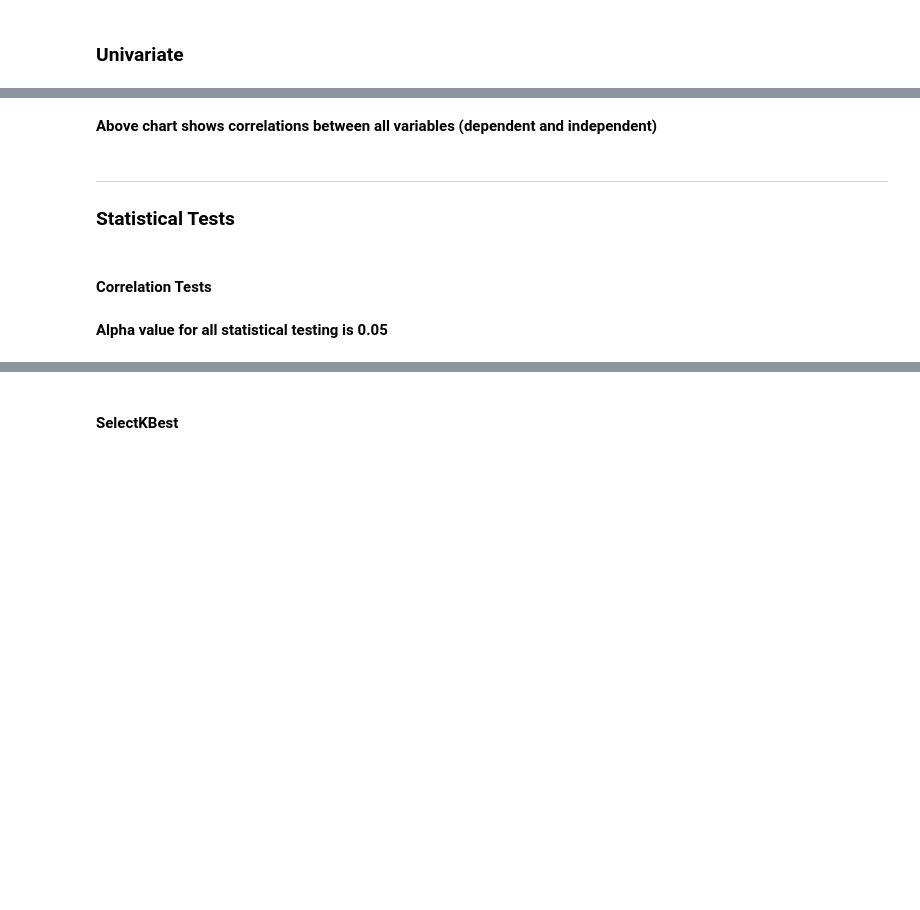
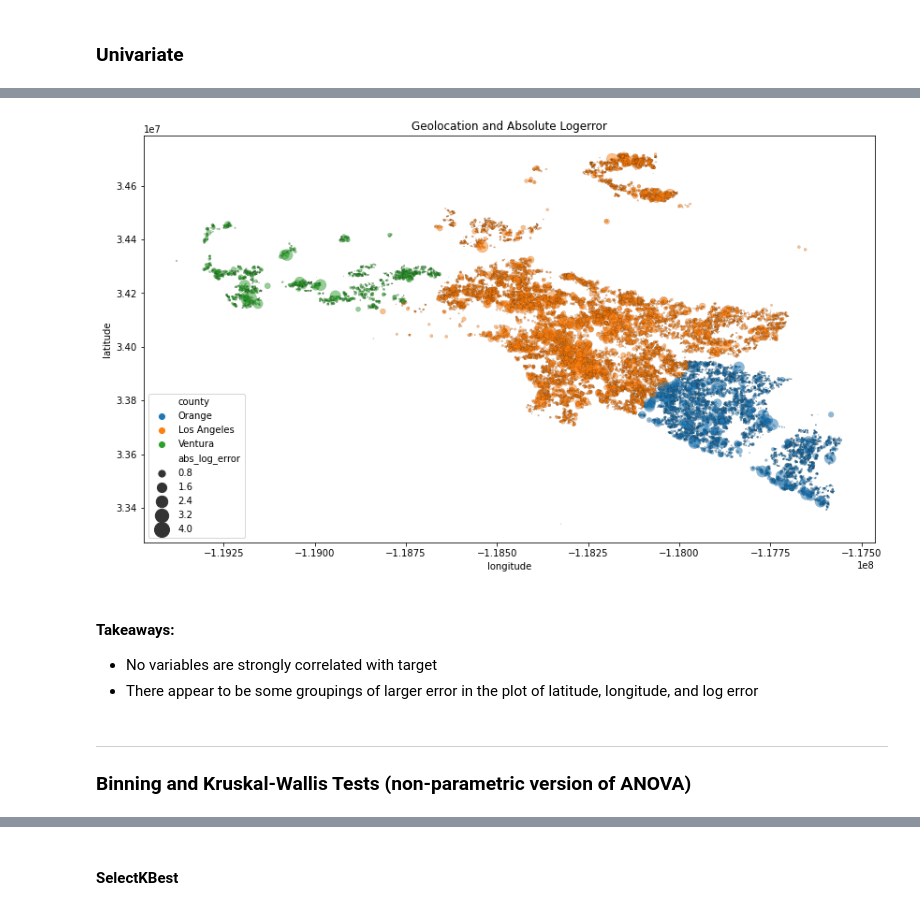
Before and after one commit to adam-talbot/clustering-project, a Jupyter notebook: final_notebook.ipynb, the cells around one changed output, grey strips where cells are left out. Drawn from its saved outputs; the diff is of its cells as text; code cells hidden in the pictures; blank space fills up the shorter version.

```diff
--- a/final_notebook.ipynb
+++ b/final_notebook.ipynb
@@ -245,9 +235,16 @@ heatmap.set_title('Features Correlating with Appraised Value', pad=16);
+# %%
+train_exp['abs_log_error'] = train_exp.log_error.apply(lambda x: x if x >= 0 else -x)
+plt.figure(figsize=(14,8))
+sns.scatterplot(x='longitude', y='latitude', hue='county', size='abs_log_error', sizes=(0,300), ec='black', linewidth=0.15, alpha=0.5, data=train_exp)
+plt.legend()
+plt.title('Geolocation and Absolute Logerror')
+plt.show()
+# %% [output]
+[figure, added]
 # %% [markdown]
-**Above chart shows correlations between all variables (dependent and independent)**
+#### Takeaways:
+- No variables are strongly correlated with target
+- There appear to be some groupings of larger error in the plot of latitude, longitude, and log error
 # %% [markdown]
 ---
-### Statistical Tests
+### Binning and Kruskal-Wallis Tests (non-parametric version of ANOVA)
-# %% [markdown]
-#### Correlation Tests
-# %% [markdown]
-**Alpha value for all statistical testing is 0.05**
```
Also changed, not shown: parts of 94 cells of this notebook, 3 other files.
